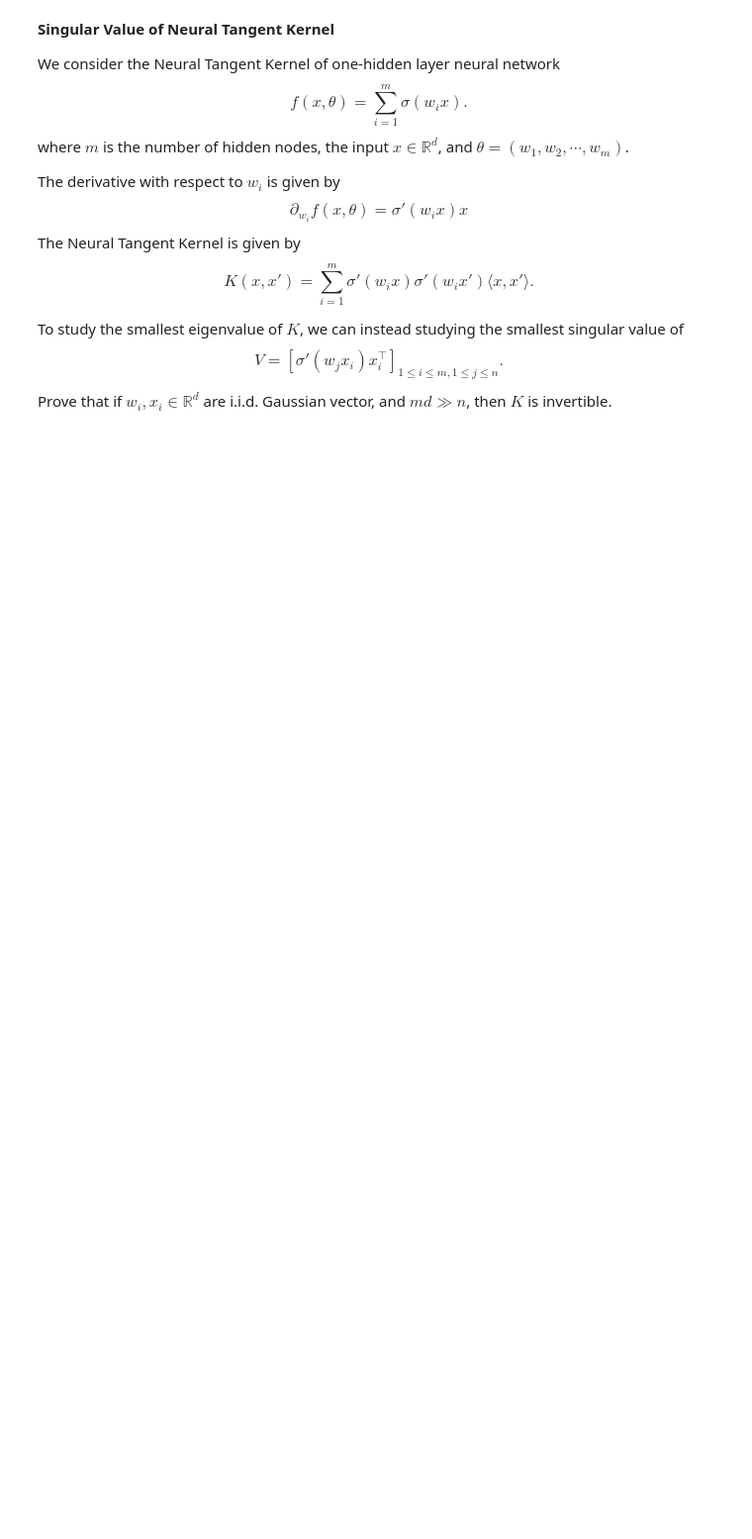
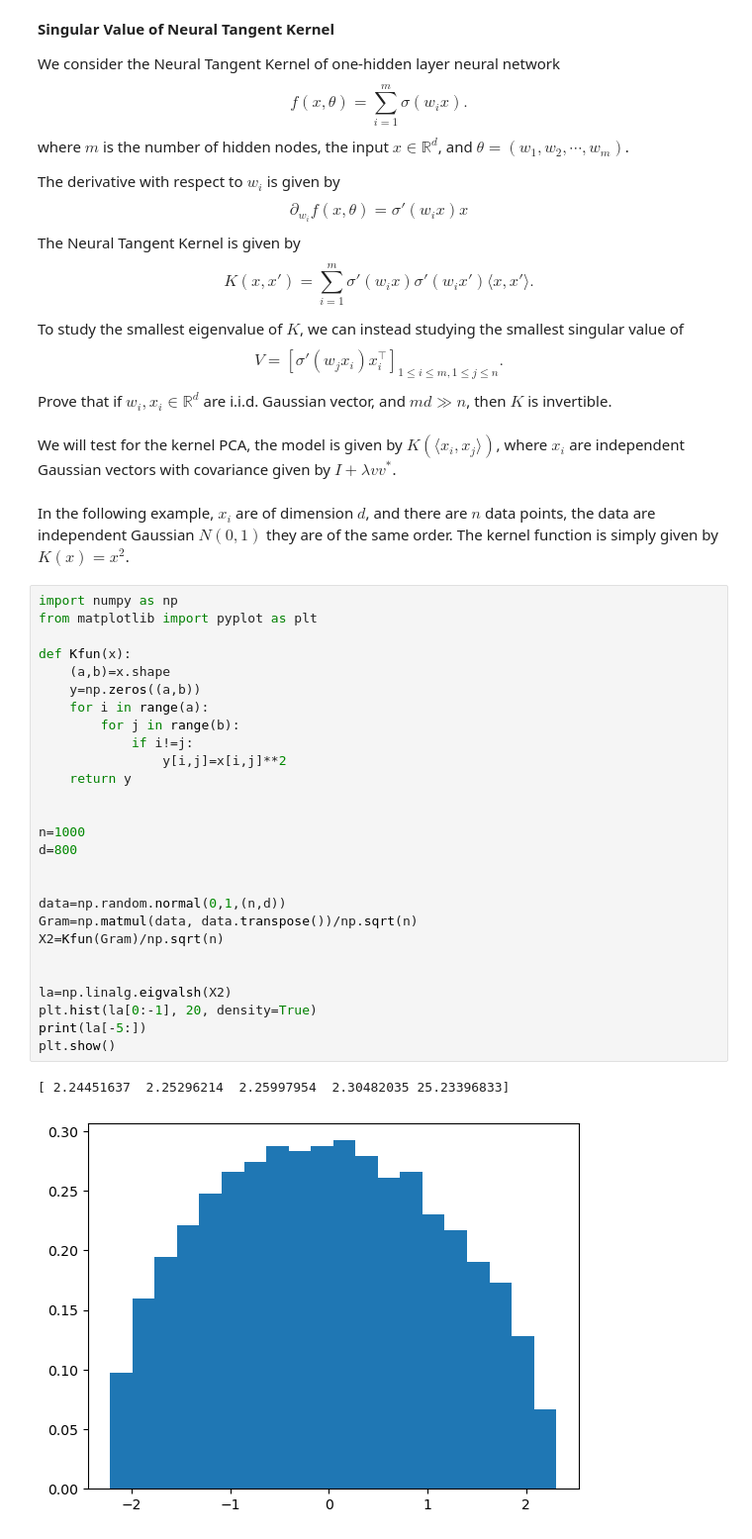
Before and after one commit to jiaoyang/Kernel-Matrix, a Jupyter notebook: Random_matrix_with_correlated_entries.ipynb, the cells around one changed output. Shown: that part at 99% size. Saved outputs shown, nothing was run; the diff lists cells and outputs as text; blank space fills up the shorter version.

Commit message:
add kernel matrix outlier computation

```diff
--- a/Random_matrix_with_correlated_entries.ipynb
+++ b/Random_matrix_with_correlated_entries.ipynb
@@ -198,3 +199,38 @@ $$
 V=[\sigma'(w_j x_i)x_i^\top]_{1\leq i\leq m, 1\leq j\leq n}.
 $$
 Prove that if $w_i,x_i\in \mathbb R^d$ are i.i.d. Gaussian vector, and $md\gg n$, then $K$ is invertible.
+# %% [markdown]
+We will test for the kernel PCA, the model is given by $K(\langle x_i, x_j\rangle)$, where $x_i$ are independent Gaussian vectors with covariance given by $I+\lambda v v^*$.
+# %% [markdown]
+In the following example, $x_i$ are of dimension $d$, and there are $n$ data points, the data are independent Gaussian $N(0,1)$ they are of the same order.
+The kernel function is simply given by $K(x)=x^2$.
+# %%
+import numpy as np
+from matplotlib import pyplot as plt
+
+def Kfun(x):
+    (a,b)=x.shape
+    y=np.zeros((a,b))
+    for i in range(a):
+        for j in range(b):
+            if i!=j:
+                y[i,j]=x[i,j]**2
+    return y
+
+
+n=1000
+d=800
+
+
+data=np.random.normal(0,1,(n,d))
+Gram=np.matmul(data, data.transpose())/np.sqrt(n)
+X2=Kfun(Gram)/np.sqrt(n)
+
+
+la=np.linalg.eigvalsh(X2)
+plt.hist(la[0:-1], 20, density=True)
+print(la[-5:])
+plt.show()
+# %% [output]
+[ 2.24451637  2.25296214  2.25997954  2.30482035 25.23396833]
+[figure, added]
```
Also changed, not shown: parts of 13 cells of this notebook.
